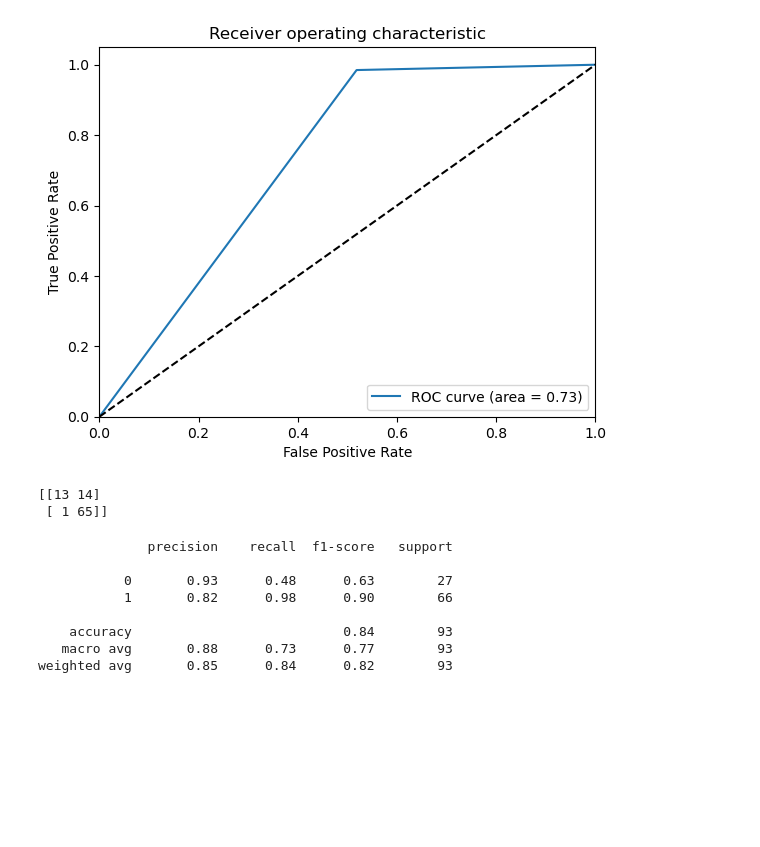
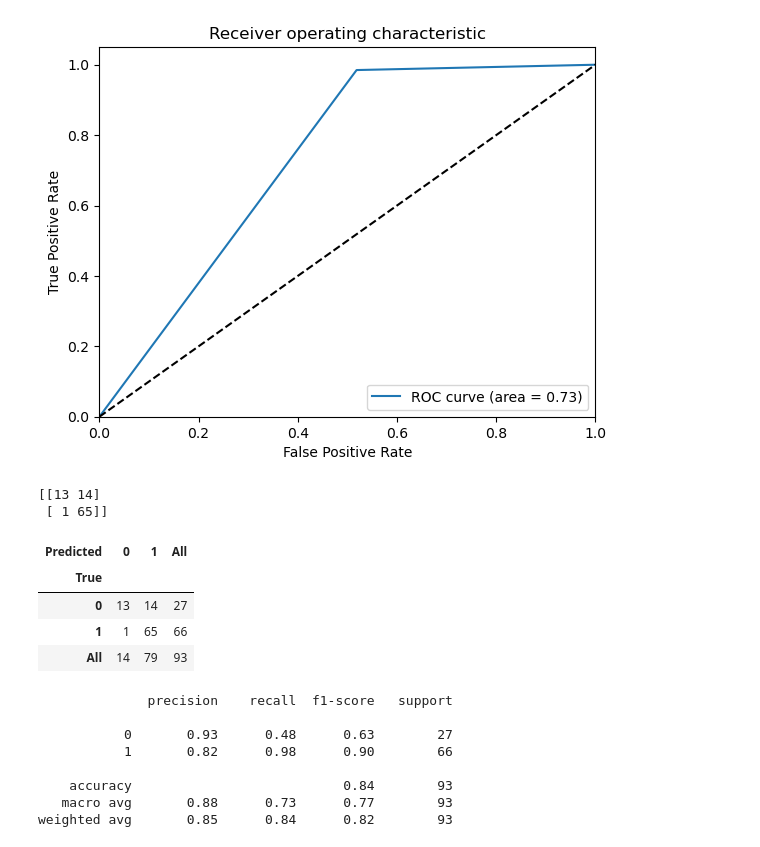
Before and after one commit to NirachaNick/DataScienceProject, a Jupyter notebook: ML-Project/RandomForest-Loan Classification.ipynb, the cells around one changed output. Saved outputs shown, nothing was run; the diff lists cells and outputs as text; code cells hidden in the pictures; blank space fills up the shorter version.

```diff
--- a/ML-Project/RandomForest-Loan Classification.ipynb
+++ b/ML-Project/RandomForest-Loan Classification.ipynb
@@ -236,6 +234,14 @@ print(matrix)
 # %% [output]
 [[13 14]
  [ 1 65]]
+# %%
+pd.crosstab(y_test, y_pred, rownames=['True'], colnames=['Predicted'], margins=True)
+# %% [output]
+| Predicted | 0 | 1 | All |
+| True |  |  |  |
+| 0 | 13 | 14 | 27 |
+| 1 | 1 | 65 | 66 |
+| All | 14 | 79 | 93 |
 # %%
 from sklearn.metrics import classification_report
 report = classification_report(y_test, y_pred)
```
Also changed, not shown: parts of 9 cells of this notebook.
